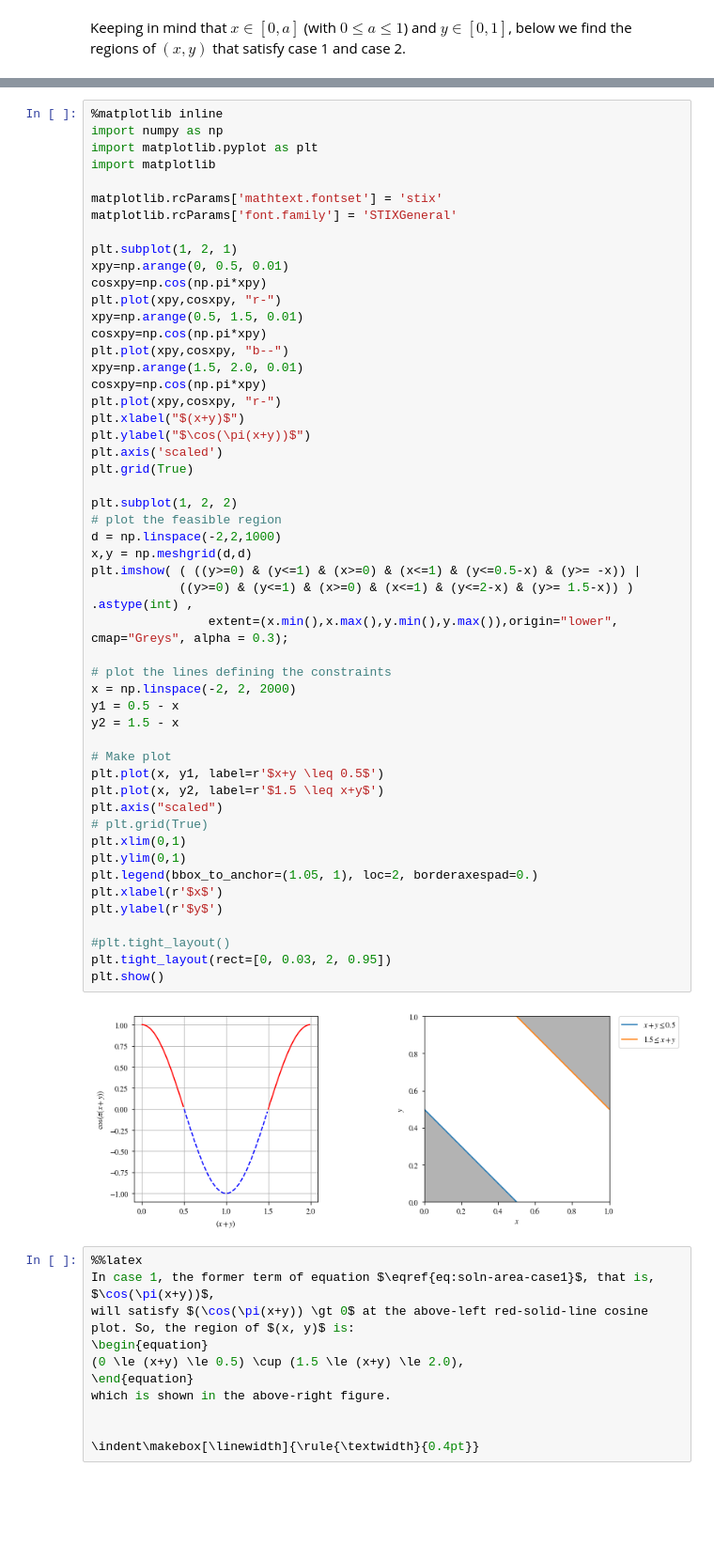
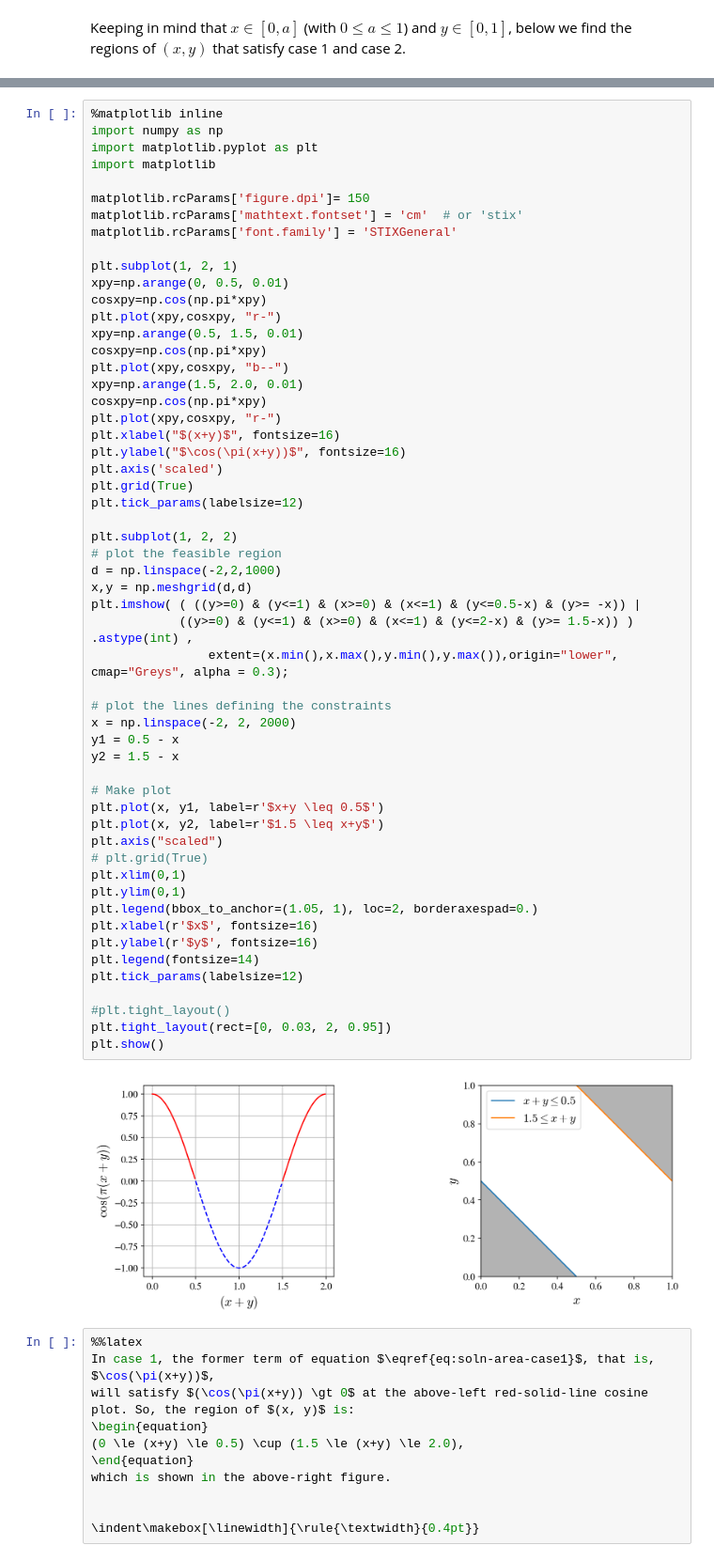
Before and after one commit to ivansetiawantky/welovemath, a Jupyter notebook: smak1/20200208_prob_sin2x/20200208_prob_sin2x.ipynb, the cells around one changed output, grey strips where cells are left out. Shown at 94% size. Drawn from its saved outputs; the diff is of its cells as text; blank space fills up the shorter version.

Commit message:
Set figure.dpi to 150 after "%matplotlib inline", change font to cm, change legend, tick fontsize.

```diff
--- a/smak1/20200208_prob_sin2x/20200208_prob_sin2x.ipynb
+++ b/smak1/20200208_prob_sin2x/20200208_prob_sin2x.ipynb
@@ -111,7 +111,8 @@ import numpy as np
 import matplotlib.pyplot as plt
 import matplotlib
 
-matplotlib.rcParams['mathtext.fontset'] = 'stix'
+matplotlib.rcParams['figure.dpi']= 150
+matplotlib.rcParams['mathtext.fontset'] = 'cm'  # or 'stix'
 matplotlib.rcParams['font.family'] = 'STIXGeneral'
 
 plt.subplot(1, 2, 1)
@@ -124,40 +125,43 @@ plt.plot(xpy,cosxpy, "b--")
 xpy=np.arange(1.5, 2.0, 0.01)
 cosxpy=np.cos(np.pi*xpy)
 plt.plot(xpy,cosxpy, "r-")
-plt.xlabel("$(x+y)$")
-plt.ylabel("$\cos(\pi(x+y))$")
+plt.xlabel("$(x+y)$", fontsize=16)
+plt.ylabel("$\cos(\pi(x+y))$", fontsize=16)
 plt.axis('scaled')
 plt.grid(True)
+plt.tick_params(labelsize=12)
 
 plt.subplot(1, 2, 2)
 # plot the feasible region
 d = np.linspace(-2,2,1000)
 x,y = np.meshgrid(d,d)
 plt.imshow( ( ((y>=0) & (y<=1) & (x>=0) & (x<=1) & (y<=0.5-x) & (y>= -x)) |
             ((y>=0) & (y<=1) & (x>=0) & (x<=1) & (y<=2-x) & (y>= 1.5-x)) ) .astype(int) ,
                 extent=(x.min(),x.max(),y.min(),y.max()),origin="lower", cmap="Greys", alpha = 0.3);
 
 # plot the lines defining the constraints
 x = np.linspace(-2, 2, 2000)
 y1 = 0.5 - x
 y2 = 1.5 - x
 
 # Make plot
 plt.plot(x, y1, label=r'$x+y \leq 0.5$')
 plt.plot(x, y2, label=r'$1.5 \leq x+y$')
 plt.axis("scaled")
 # plt.grid(True)
 plt.xlim(0,1)
 plt.ylim(0,1)
 plt.legend(bbox_to_anchor=(1.05, 1), loc=2, borderaxespad=0.)
-plt.xlabel(r'$x$')
-plt.ylabel(r'$y$')
+plt.xlabel(r'$x$', fontsize=16)
+plt.ylabel(r'$y$', fontsize=16)
+plt.legend(fontsize=14)
+plt.tick_params(labelsize=12)
 
 #plt.tight_layout()
 plt.tight_layout(rect=[0, 0.03, 2, 0.95])
 plt.show()
 # %% [output]
-[figure, old version]
+[figure, new version]
 # %%
 %%latex
 In case 1, the former term of equation $\eqref{eq:soln-area-case1}$, that is, $\cos(\pi(x+y))$,
```
Also changed, not shown: parts of 6 cells of this notebook, 1 other file.
